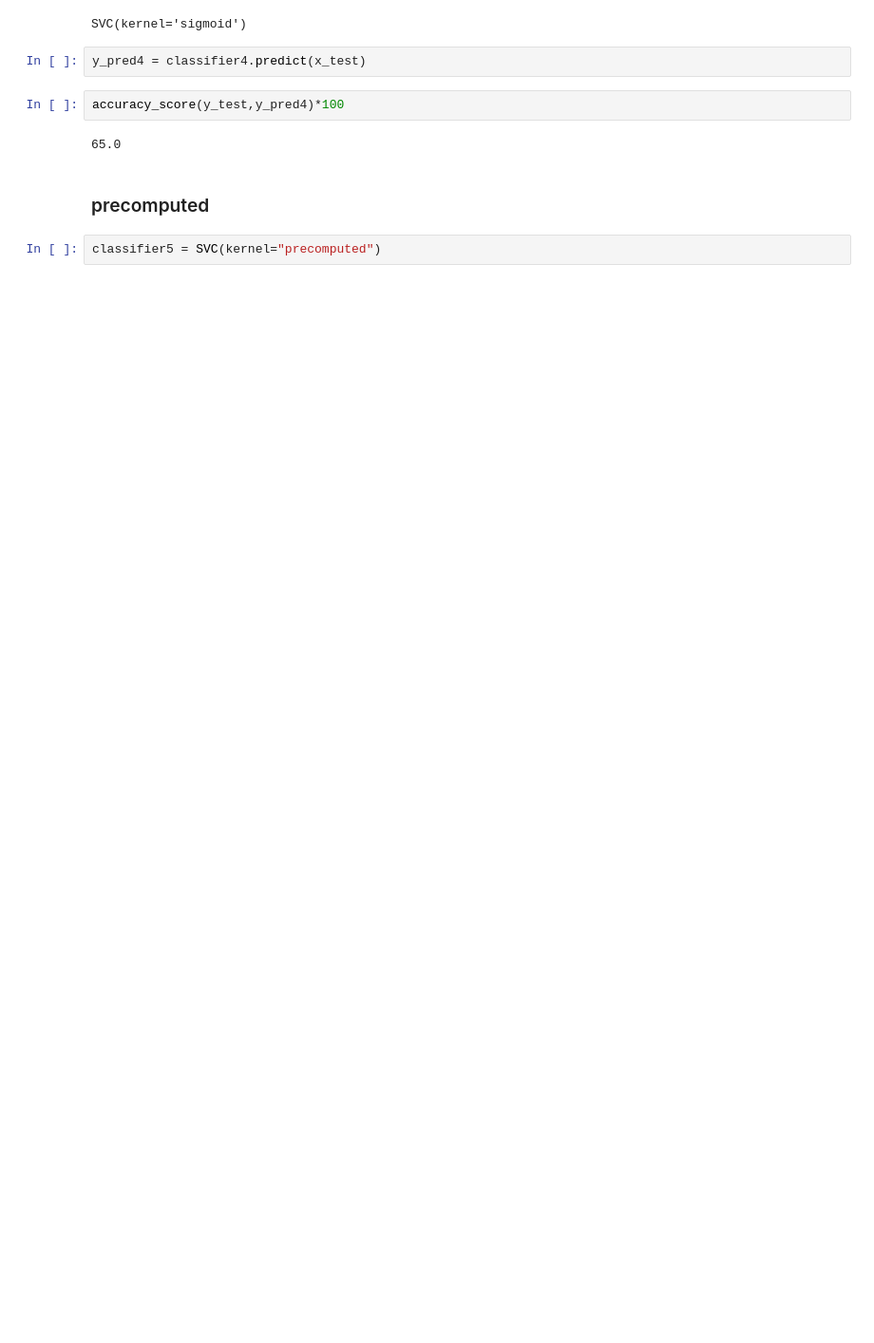
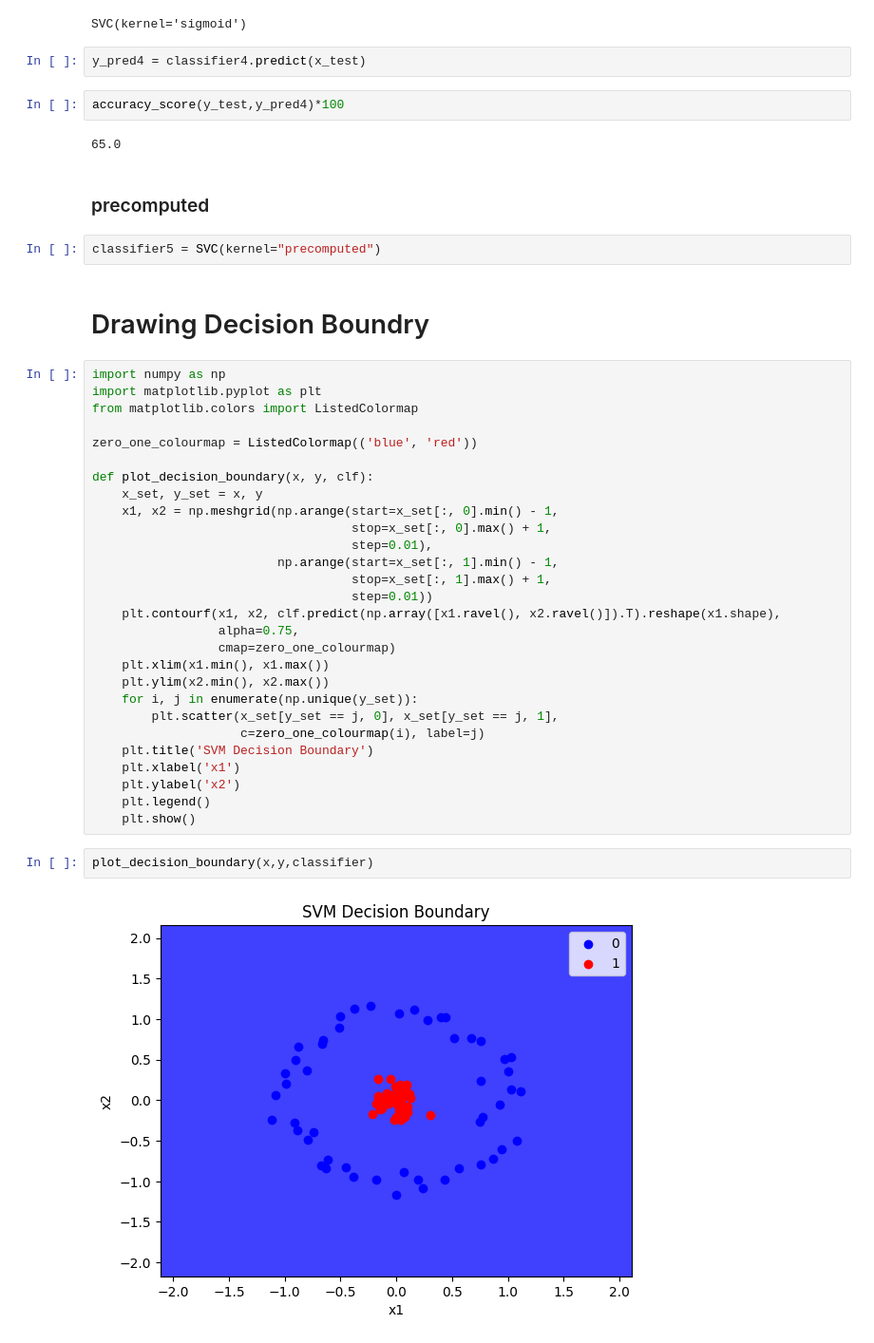
Before and after one commit to Shubhambg611/Ineuron-Data-Science, a Jupyter notebook: ML/ML kernels.ipynb, the cells around one changed output. Shown at 95% size. Saved outputs shown, nothing was run; the diff lists cells and outputs as text; blank space fills up the shorter version.

```diff
--- a/ML/ML kernels.ipynb
+++ b/ML/ML kernels.ipynb
@@ -173,3 +173,37 @@ accuracy_score(y_test,y_pred4)*100
 ### precomputed
 # %%
 classifier5 = SVC(kernel="precomputed")
+# %% [markdown]
+# Drawing Decision Boundry
+# %%
+import numpy as np
+import matplotlib.pyplot as plt
+from matplotlib.colors import ListedColormap
+
+zero_one_colourmap = ListedColormap(('blue', 'red'))
+
+def plot_decision_boundary(x, y, clf):
+    x_set, y_set = x, y
+    x1, x2 = np.meshgrid(np.arange(start=x_set[:, 0].min() - 1,
+                                   stop=x_set[:, 0].max() + 1,
+                                   step=0.01),
+                         np.arange(start=x_set[:, 1].min() - 1,
+                                   stop=x_set[:, 1].max() + 1,
+                                   step=0.01))
+    plt.contourf(x1, x2, clf.predict(np.array([x1.ravel(), x2.ravel()]).T).reshape(x1.shape),
+                 alpha=0.75,
+                 cmap=zero_one_colourmap)
+    plt.xlim(x1.min(), x1.max())
+    plt.ylim(x2.min(), x2.max())
+    for i, j in enumerate(np.unique(y_set)):
+        plt.scatter(x_set[y_set == j, 0], x_set[y_set == j, 1],
+                    c=zero_one_colourmap(i), label=j)
+    plt.title('SVM Decision Boundary')
+    plt.xlabel('x1')
+    plt.ylabel('x2')
+    plt.legend()
+    plt.show()
+# %%
+plot_decision_boundary(x,y,classifier)
+# %% [output]
+[figure, added]
```
Also changed, not shown: parts of 13 cells of this notebook.
